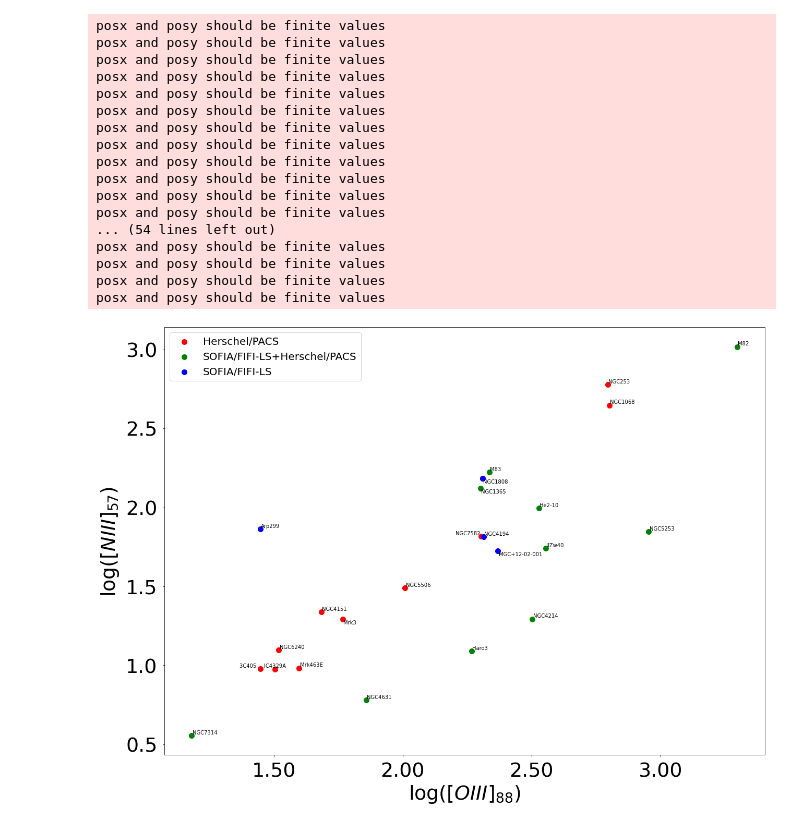
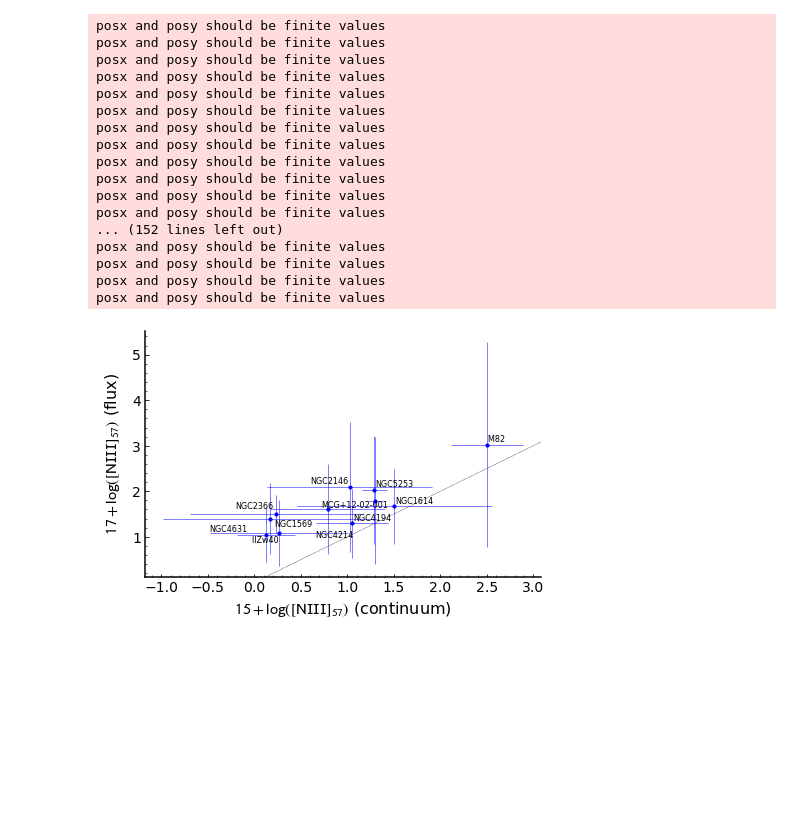
Before and after one commit to suyashk12/SOFIA_FIFI_Cycle-8, a Jupyter notebook: diagnostic.ipynb, the cells around one changed output. Drawn from its saved outputs; the diff is of its cells as text; code cells hidden in the pictures; blank space fills up the shorter version.

```diff
--- a/diagnostic.ipynb
+++ b/diagnostic.ipynb
@@ -33,6 +70 @@ err_88        float64
 dtype: object
-# %%
-df["o3_52"] = pd.to_numeric(df["o3_52"] , errors = "coerce")
-df["err_52"] = pd.to_numeric(df["err_52"] , errors = "coerce")
-df["n3_57"] = pd.to_numeric(df["n3_57"] , errors = "coerce")
-df["err_57"] = pd.to_numeric(df["err_57"] , errors = "coerce")
@@ -259,42 +296,42 @@ posx and posy should be finite values
 # %%
-fig, ax = plt.subplots(figsize = (18, 13))
+figure(1)
+clf()
+ax = gca()
 
-ax.scatter(np.log10(o3_88[0:11]), np.log10(n3_57[0:11]), s = 100, color = 'red', label = "Herschel/PACS")
-ax.scatter(np.log10(o3_88[11:28]), np.log10(n3_57[11:28]), s = 100, color = 'green', label = "SOFIA/FIFI-LS+Herschel/PACS")
-ax.scatter(np.log10(o3_88[27:]), np.log10(n3_57[27:]), s = 100, color = 'blue', label = "SOFIA/FIFI-LS")
+ax.scatter(np.log10(cont_n3_57), np.log10(n3_57), s = 10, color = 'blue')
+ax.errorbar(np.log10(cont_n3_57), np.log10(n3_57), np.log10(err_57), np.log10(cont_err_57),
+            elinewidth = 0.5, color = 'blue', ls = 'None')
 
-ax.set_xlabel(r'$\log([OIII]_{88})$', fontsize = 38, labelpad = 5)
-ax.set_ylabel(r'$\log([NIII]_{57})$', fontsize = 38, labelpad = 10)
-ax.xaxis.set_major_formatter(FormatStrFormatter('%.2f'))
-ax.ticklabel_format(axis='y', style='sci', scilimits = (0, 0))
-ax.tick_params(labelsize = 38, pad = 10)
-ax.yaxis.offsetText.set_fontsize(36)
+xpoints = ypoints = ax.get_xlim()
+ax.plot(xpoints, ypoints, color='k', lw=0.5, linestyle = ':', scalex=False, scaley=False)
+
+ax.set_xlabel(r'$15 + \log \left( [NIII]_{57} \right)$ (continuum)', labelpad = 5)
+ax.set_ylabel(r'$17 + \log \left( [NIII]_{57} \right)$ (flux)', labelpad = 10)
 
 texts = []
 for i, txt in enumerate(names):
-    texts.append(ax.text(np.log10(o3_88[i]), np.log10(n3_57[i]), txt))
+    texts.append(ax.text(np.log10(cont_n3_57[i]), np.log10(n3_57[i]), txt, fontsize = 8))
 adjust_text(texts)
 
-ax.legend(prop={'size': 20}, loc = 'upper left')
-
-plt.tight_layout()
-plt.savefig(savedir + "relation_2.png")
+draw()
+tight_layout()
+savefig(savedir + 'diagnostic-03.pdf', dpi = 300, transparent = True)
 # %% [output]
 posx and posy should be finite values
 posx and posy should be finite values
 posx and posy should be finite values
 posx and posy should be finite values
 posx and posy should be finite values
 posx and posy should be finite values
 posx and posy should be finite values
 posx and posy should be finite values
 posx and posy should be finite values
 posx and posy should be finite values
 posx and posy should be finite values
 posx and posy should be finite values
-... (54 lines left out)
+... (152 lines left out)
 posx and posy should be finite values
 posx and posy should be finite values
 posx and posy should be finite values
 posx and posy should be finite values
-[figure, old version]
+[figure, new version]
```
Also changed, not shown: parts of 17 cells of this notebook, 7 other files.
